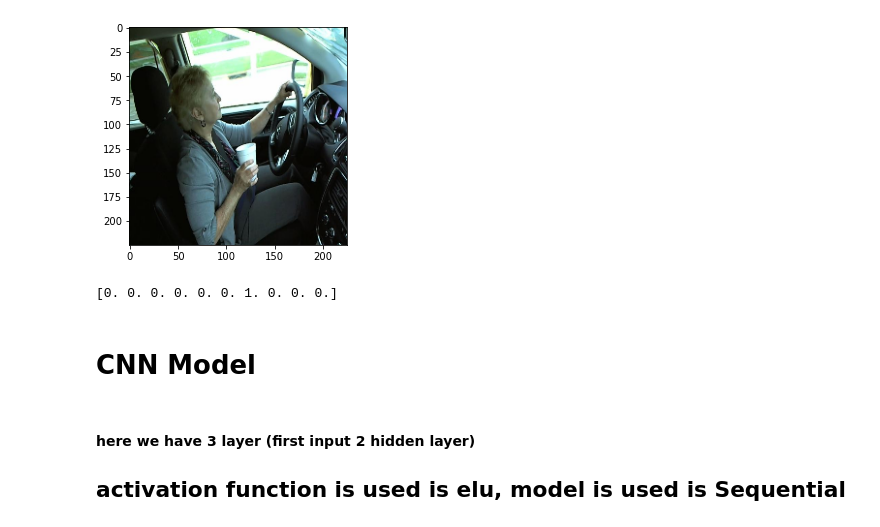
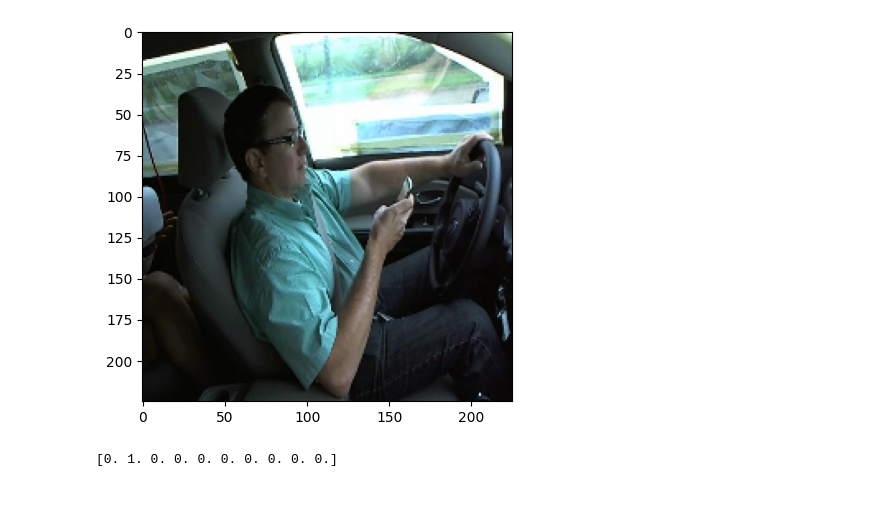
Before and after one commit to GurleenKBhuller/distracted_driver_detection, a Jupyter notebook: distracted_driver_analysis.ipynb, the cells around one changed output. Drawn from its saved outputs; the diff is of its cells as text; code cells hidden in the pictures; blank space fills up the shorter version.

```diff
--- a/distracted_driver_analysis.ipynb
+++ b/distracted_driver_analysis.ipynb
@@ -13,14 +7,12 @@ and storing data in both list
 # %%
-#Load Images
-import cv2
-from glob import glob
 def load_images():
     train_images = []
     train_labels = []
     # Loop over the training folder
     for classed in range(10):
         print('Loading directory c{}'.format(classed))
-        files = glob(os.path.join('Downloads','state-farm-distracted-driver-detection','imgs', 'train', 'c' + str(classed), '*.jpg'))
+        path = os.path.join('data', 'imgs', 'train', 'c' + str(classed), '*.jpg')
+        files = glob(path)
         for file in files:
             img = cv2.imread(file)
             train_images.append(cv2.resize(img, (225,225)))
@@ -30,10 +22,6 @@ def load_images():
 
 
 images, labels = load_images()
-
-#Load data file
-data_file = pd.read_csv("driver_imgs_list.csv")
-data_file
 # %% [output]
 Loading directory c0
 Loading directory c1
@@ -102,15 +89,10 @@ Name: subject, dtype: int64
 # %%
 import matplotlib.pyplot as plt
-plt.imshow(cv2.cvtColor(x_train[1000], cv2.COLOR_BGR2RGB))
+plt.imshow(cv2.cvtColor(x_train[800], cv2.COLOR_BGR2RGB))
 plt.show()
-print(y_train[1000])
+print(y_train[800])
 # %% [output]
-[figure, old version]
+[figure, new version]
-[0. 0. 0. 0. 0. 0. 1. 0. 0. 0.]
+[0. 1. 0. 0. 0. 0. 0. 0. 0. 0.]
 # %%
 ## implementing CNN model for Image processing
-# %% [markdown]
-# CNN Model
-# %% [markdown]
-#### here we have 3 layer (first input 2 hidden layer)
-## activation function is used is elu, model is used is Sequential
```
Also changed, not shown: parts of 24 cells of this notebook, 1 other file.
